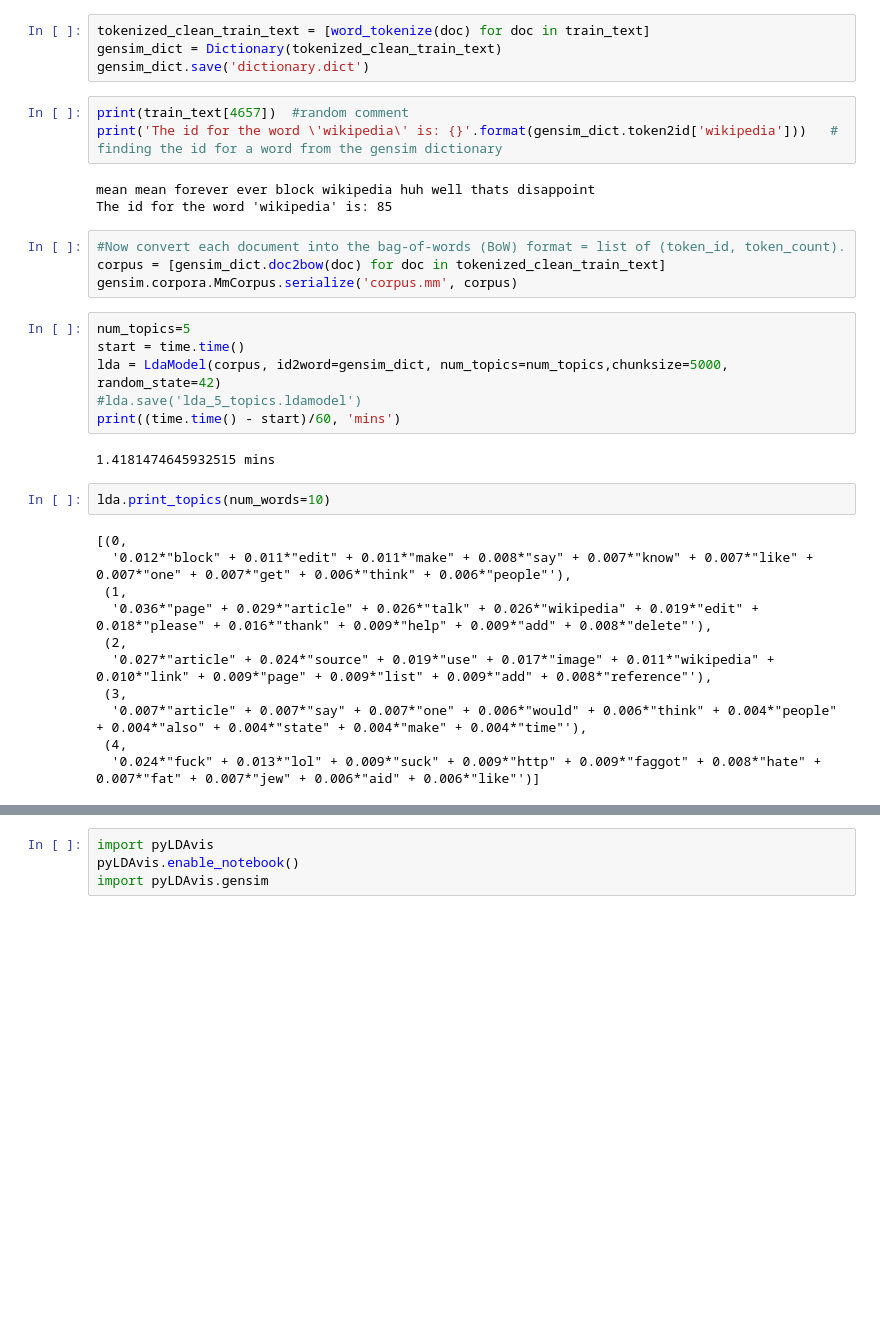
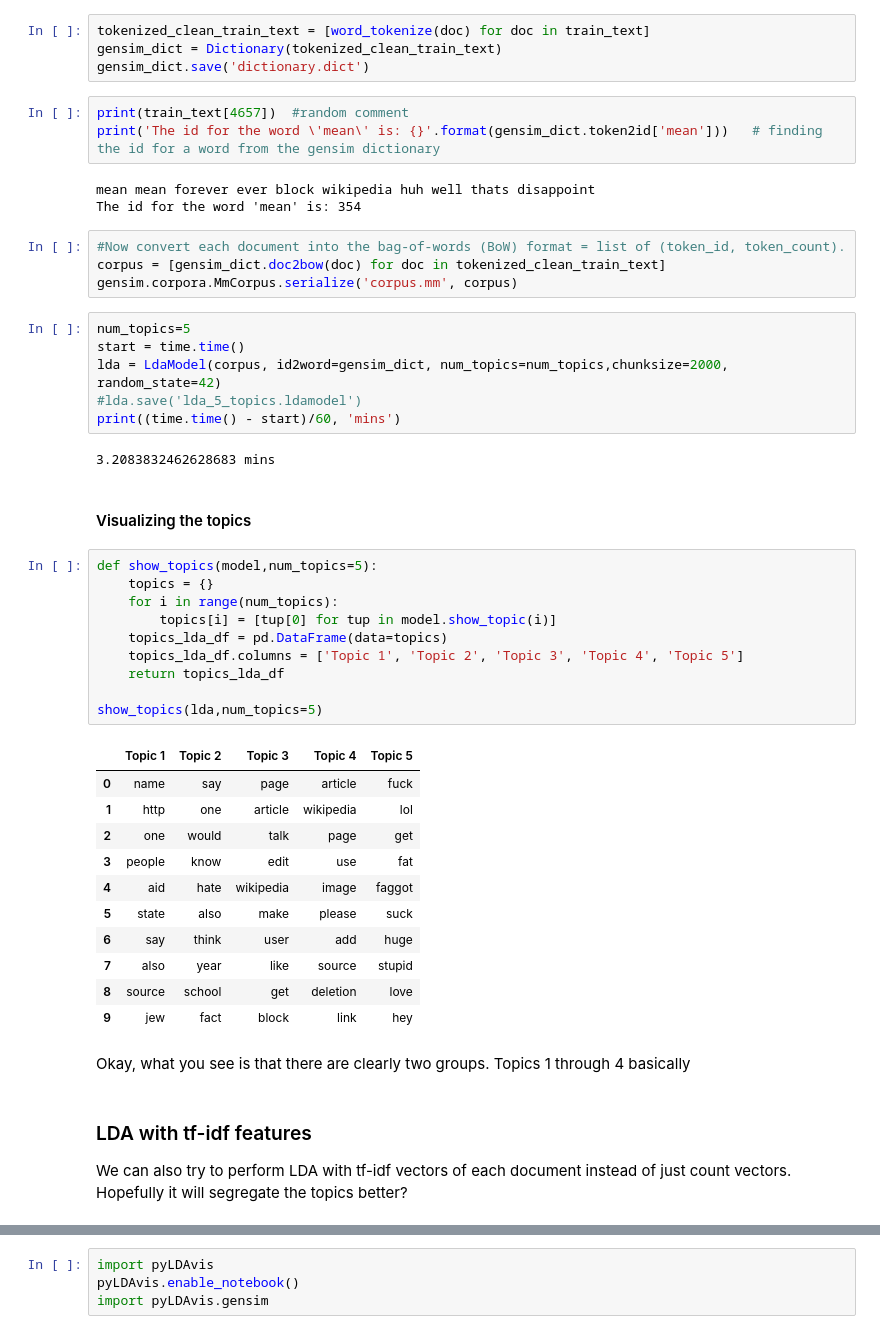
Before and after one commit to ThomasD96/NLP_Toxic_comment_classification, a Jupyter notebook: toxic_comment_classifier.ipynb, the cells around one changed output, grey strips where cells are left out. Cells and saved outputs as stored; diff of their text form; blank space fills up the shorter version.

```diff
--- a/toxic_comment_classifier.ipynb
+++ b/toxic_comment_classifier.ipynb
@@ -402,10 +408,10 @@ gensim_dict = Dictionary(tokenized_clean_train_text)
 gensim_dict.save('dictionary.dict')
 # %%
 print(train_text[4657])  #random comment
-print('The id for the word \'wikipedia\' is: {}'.format(gensim_dict.token2id['wikipedia']))   # finding the id for a word from the gensim dictionary
+print('The id for the word \'mean\' is: {}'.format(gensim_dict.token2id['mean']))   # finding the id for a word from the gensim dictionary
 # %% [output]
 mean mean forever ever block wikipedia huh well thats disappoint
-The id for the word 'wikipedia' is: 85
+The id for the word 'mean' is: 354
 # %%
 #Now convert each document into the bag-of-words (BoW) format = list of (token_id, token_count).
 corpus = [gensim_dict.doc2bow(doc) for doc in tokenized_clean_train_text]
@@ -413,21 +419,38 @@ gensim.corpora.MmCorpus.serialize('corpus.mm', corpus)
 # %%
 num_topics=5
 start = time.time()
-lda = LdaModel(corpus, id2word=gensim_dict, num_topics=num_topics,chunksize=5000, random_state=42)
+lda = LdaModel(corpus, id2word=gensim_dict, num_topics=num_topics,chunksize=2000, random_state=42)
 #lda.save('lda_5_topics.ldamodel')
 print((time.time() - start)/60, 'mins')
 # %% [output]
-1.4181474645932515 mins
+3.2083832462628683 mins
-# %%
-lda.print_topics(num_words=10)
-# %% [output]
-[(0,
-  '0.012*"block" + 0.011*"edit" + 0.011*"make" + 0.008*"say" + 0.007*"know" + 0.007*"like" + 0.007*"one" + 0.007*"get" + 0.006*"think" + 0.006*"people"'),
- (1,
-  '0.036*"page" + 0.029*"article" + 0.026*"talk" + 0.026*"wikipedia" + 0.019*"edit" + 0.018*"please" + 0.016*"thank" + 0.009*"help" + 0.009*"add" + 0.008*"delete"'),
- (2,
-  '0.027*"article" + 0.024*"source" + 0.019*"use" + 0.017*"image" + 0.011*"wikipedia" + 0.010*"link" + 0.009*"page" + 0.009*"list" + 0.009*"add" + 0.008*"reference"'),
- (3,
-  '0.007*"article" + 0.007*"say" + 0.007*"one" + 0.006*"would" + 0.006*"think" + 0.004*"people" + 0.004*"also" + 0.004*"state" + 0.004*"make" + 0.004*"time"'),
- (4,
-  '0.024*"fuck" + 0.013*"lol" + 0.009*"suck" + 0.009*"http" + 0.009*"faggot" + 0.008*"hate" + 0.007*"fat" + 0.007*"jew" + 0.006*"aid" + 0.006*"like"')]
+# %% [markdown]
+#### Visualizing the topics
+# %%
+def show_topics(model,num_topics=5):
+    topics = {}
+    for i in range(num_topics):
+        topics[i] = [tup[0] for tup in model.show_topic(i)]
+    topics_lda_df = pd.DataFrame(data=topics)
+    topics_lda_df.columns = ['Topic 1', 'Topic 2', 'Topic 3', 'Topic 4', 'Topic 5']
+    return topics_lda_df
+
+show_topics(lda,num_topics=5)
+# %% [output]
+|  | Topic 1 | Topic 2 | Topic 3 | Topic 4 | Topic 5 |
+| 0 | name | say | page | article | fuck |
+| 1 | http | one | article | wikipedia | lol |
+| 2 | one | would | talk | page | get |
+| 3 | people | know | edit | use | fat |
+| 4 | aid | hate | wikipedia | image | faggot |
+| 5 | state | also | make | please | suck |
+| 6 | say | think | user | add | huge |
+| 7 | also | year | like | source | stupid |
+| 8 | source | school | get | deletion | love |
+| 9 | jew | fact | block | link | hey |
+# %% [markdown]
+Okay, what you see is that there are clearly two groups. Topics 1 through 4 basically
+# %% [markdown]
+### LDA with tf-idf features
+
+We can also try to perform LDA with tf-idf vectors of each document instead of just count vectors. Hopefully it will segregate the topics better?
```
Also changed, not shown: parts of 28 cells of this notebook, 1 other file.
